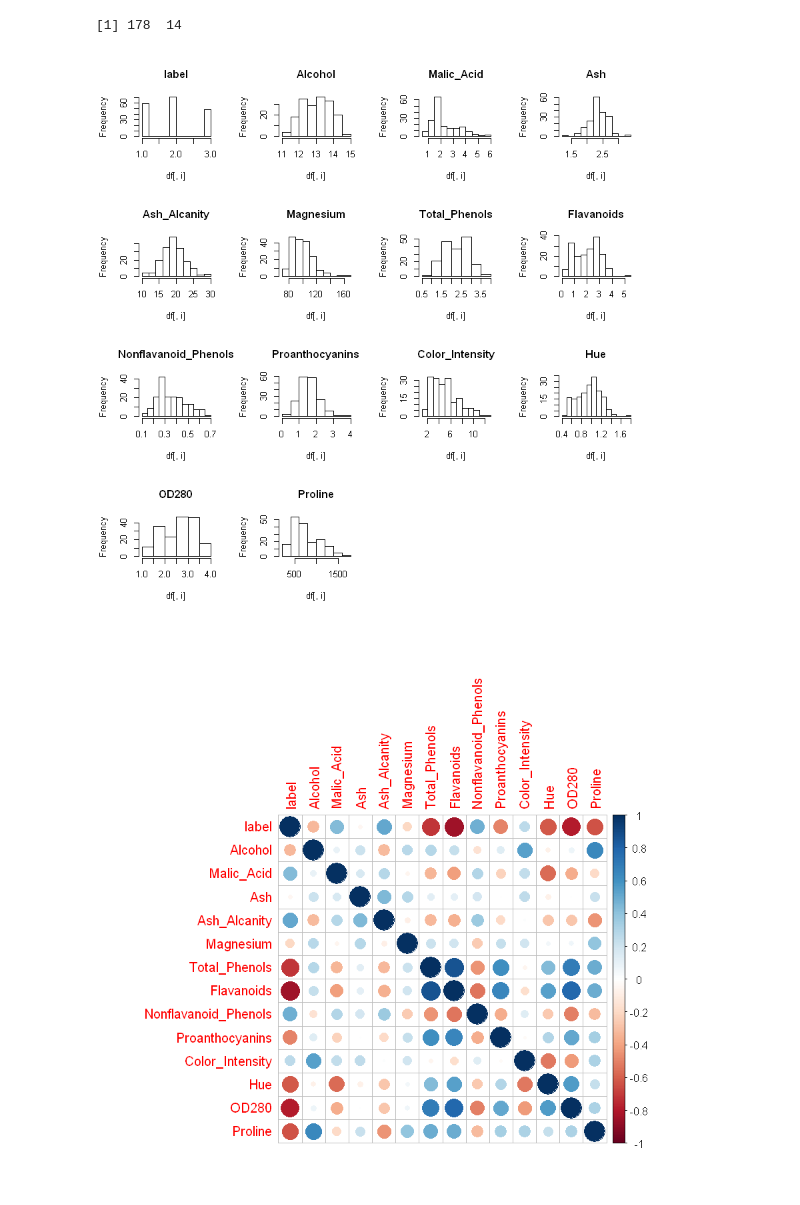
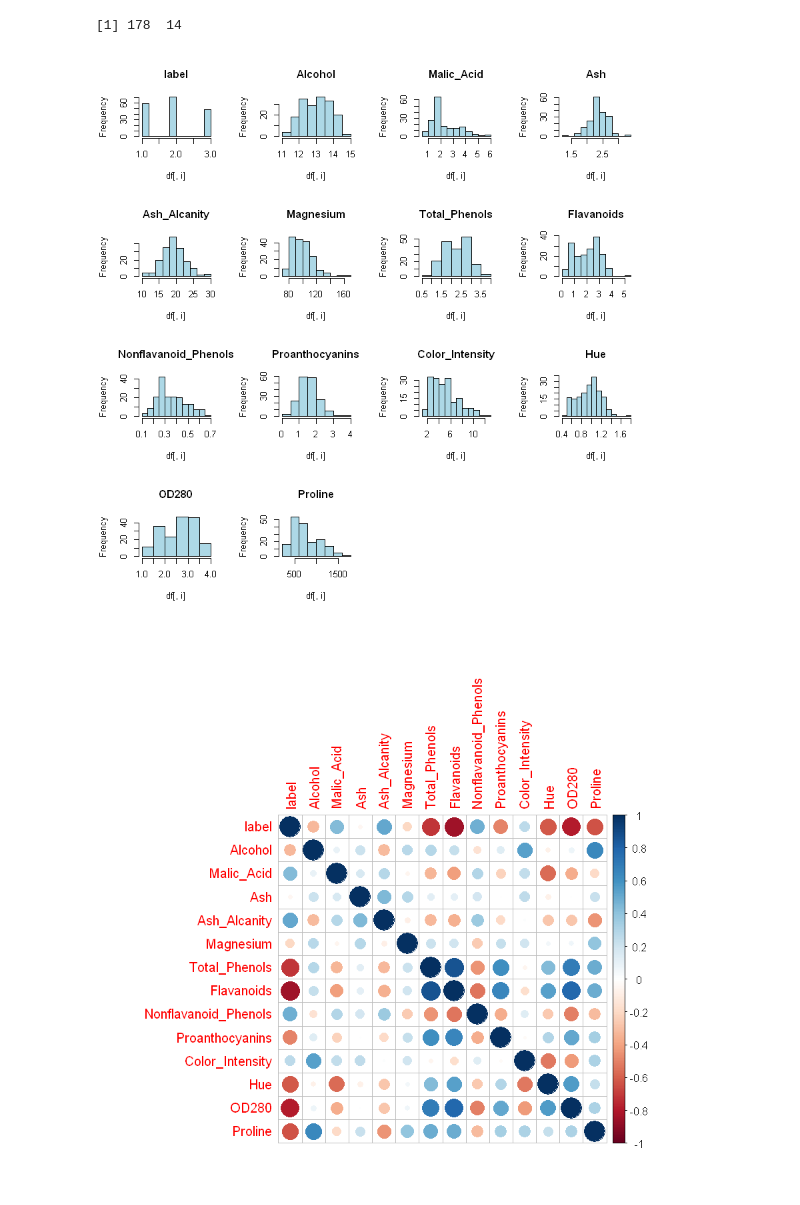
Before and after one commit to dundee2002/Machine-Deep-Learning-in-Python-and-R, a Jupyter notebook: Machine-Learning-in-R/Classification/MultiClass_R_uci_wine_a972.ipynb, the cells around one changed output. Saved outputs shown, nothing was run; the diff lists cells and outputs as text; code cells hidden in the pictures.

```diff
--- a/Machine-Learning-in-R/Classification/MultiClass_R_uci_wine_a972.ipynb
+++ b/Machine-Learning-in-R/Classification/MultiClass_R_uci_wine_a972.ipynb
@@ -49,10 +49,10 @@ dim(df)
 # %%
 par(mfrow=c(4,4))
 for(i in 1:14) {
-    hist(df[,i], main=names(df)[i])
+    hist(df[,i], main=names(df)[i], col='lightblue')
 }
 # %% [output]
-[figure, old version]
+[figure, new version]
 # %%
 library(corrplot)
 corrplot(cor(df), method="circle")
```
Also changed, not shown: 2 other files.
